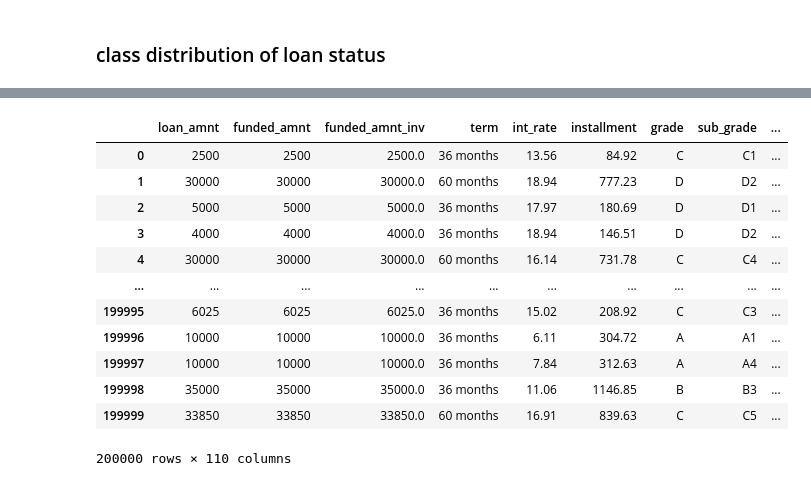
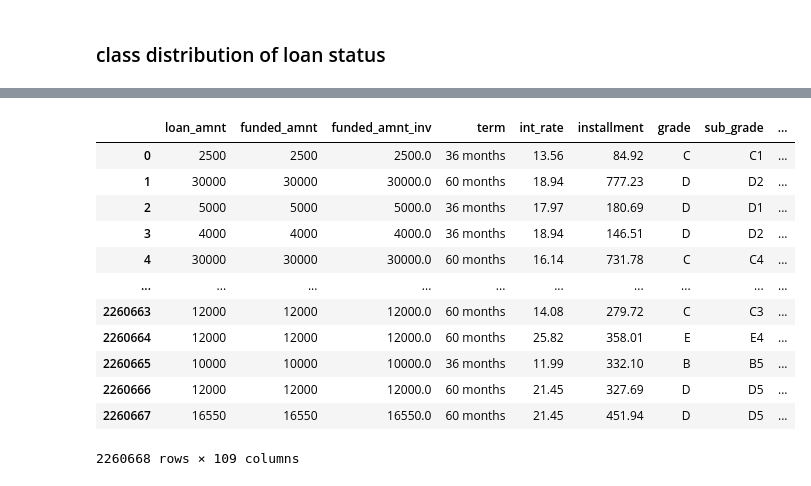
Before and after one commit to OlixIgnacious/loan-default-ml, a Jupyter notebook: notebooks/01_eda.ipynb, the cells around one changed output, grey strips where cells are left out. Cells and saved outputs as stored; diff of their text form; code cells hidden in the pictures.

```diff
--- a/notebooks/01_eda.ipynb
+++ b/notebooks/01_eda.ipynb
@@ -1,9 +1,10 @@
 # %%
 import pandas as pd
 # %%
-df = pd.read_csv('../data/loan_200k.csv' , low_memory=False)
+# df = pd.read_csv('../data/loan_200k.csv' , low_memory=False)
+df = pd.read_csv('../data/loan.csv' , low_memory=False)
 # %%
-leak_cols = [c for c in df.columns if "pymnt" in c or "recover" in c or "hardship" in c or "settlement" in c or 'total_rec' in c or 'out_prncp' in c or 'collections' in c or 'last_pymnt' in c or 'next_pymnt' in c or 'last_credit_pull_d' in c]
+leak_cols = [c for c in df.columns if "pymnt" in c or "recover" in c or "hardship" in c or "settlement" in c or 'total_rec' in c or 'out_prncp' in c  or 'last_pymnt' in c or 'next_pymnt' in c or 'last_credit_pull_d' in c]
 leak_cols
 # %% [output]
 ['pymnt_plan',
@@ -25,4 +26,4 @@ leak_cols
  'settlement_term']
 # %%
 df.drop(columns=leak_cols, inplace=True)
-df.drop(columns=['id', 'member_id'], inplace=True)
+df.drop(columns=['id', 'member_id', 'url', 'desc'], inplace=True)
@@ -38,0 +30,3 @@ df.head()
+# %%
+target = df['loan_status'].copy()
+df.drop(columns=['loan_status'], inplace=True)
@@ -108,17 +141,17 @@ Name: proportion, dtype: float64
 # %%
-df['target_default'] = df['loan_status'].apply(lambda x: 1 if x in ['Charged Off', 'Default', 'Late (31-120 days)', 'In Grace Period', 'Late (16-30 days)'] else 0)
+df['target_default'] = target.apply(lambda x: 1 if x in ['Charged Off', 'Default', 'Late (31-120 days)', 'In Grace Period', 'Late (16-30 days)'] else 0)
 df
 # %% [output]
 |  | loan_amnt | funded_amnt | funded_amnt_inv | term | int_rate | installment | grade | sub_grade | ... |
 | 0 | 2500 | 2500 | 2500.0 | 36 months | 13.56 | 84.92 | C | C1 | ... |
 | 1 | 30000 | 30000 | 30000.0 | 60 months | 18.94 | 777.23 | D | D2 | ... |
 | 2 | 5000 | 5000 | 5000.0 | 36 months | 17.97 | 180.69 | D | D1 | ... |
 | 3 | 4000 | 4000 | 4000.0 | 36 months | 18.94 | 146.51 | D | D2 | ... |
 | 4 | 30000 | 30000 | 30000.0 | 60 months | 16.14 | 731.78 | C | C4 | ... |
 | ... | ... | ... | ... | ... | ... | ... | ... | ... | ... |
-| 199995 | 6025 | 6025 | 6025.0 | 36 months | 15.02 | 208.92 | C | C3 | ... |
-| 199996 | 10000 | 10000 | 10000.0 | 36 months | 6.11 | 304.72 | A | A1 | ... |
-| 199997 | 10000 | 10000 | 10000.0 | 36 months | 7.84 | 312.63 | A | A4 | ... |
-| 199998 | 35000 | 35000 | 35000.0 | 36 months | 11.06 | 1146.85 | B | B3 | ... |
-| 199999 | 33850 | 33850 | 33850.0 | 60 months | 16.91 | 839.63 | C | C5 | ... |
+| 2260663 | 12000 | 12000 | 12000.0 | 60 months | 14.08 | 279.72 | C | C3 | ... |
+| 2260664 | 12000 | 12000 | 12000.0 | 60 months | 25.82 | 358.01 | E | E4 | ... |
+| 2260665 | 10000 | 10000 | 10000.0 | 36 months | 11.99 | 332.10 | B | B5 | ... |
+| 2260666 | 12000 | 12000 | 12000.0 | 60 months | 21.45 | 327.69 | D | D5 | ... |
+| 2260667 | 16550 | 16550 | 16550.0 | 60 months | 21.45 | 451.94 | D | D5 | ... |
-200000 rows × 110 columns
+2260668 rows × 109 columns
```
Also changed, not shown: parts of 12 cells of this notebook.
